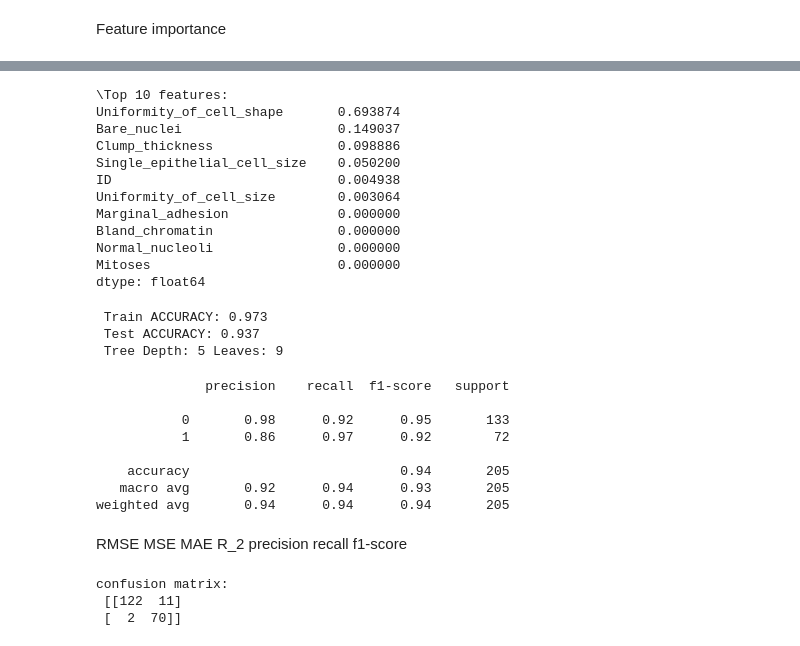
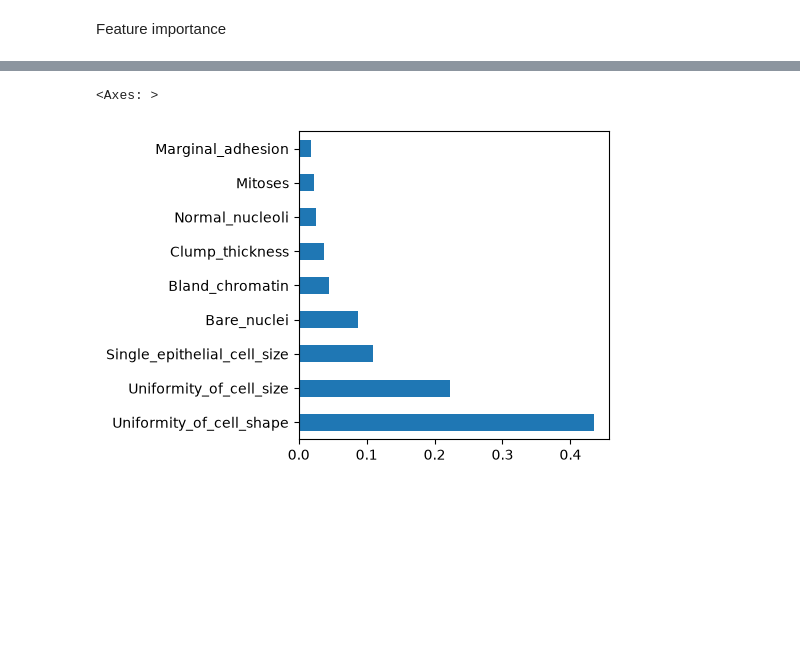
Before and after one commit to JosephRidge/ML-101-Series, a Jupyter notebook: XG_BOOST/app.ipynb, the cells around one changed output, grey strips where cells are left out. Drawn from its saved outputs; the diff is of its cells as text; code cells hidden in the pictures; blank space fills up the shorter version.

```diff
--- a/XG_BOOST/app.ipynb
+++ b/XG_BOOST/app.ipynb
@@ -249,6 +324,6 @@ Feature importance
 # %%
-importances = pd.Series(model.feature_importances_, index=X.columns).sort_values(ascending= False)
+importances = pd.Series(xgb_model.feature_importances_, index=X.columns).sort_values(ascending= False)
 
-print("\Top 10 features: ")
+print("\nTop 10 features: ")
 print(importances.head(10))
 # %% [output]
@@ -399,54 +341,5 @@ y_pred = model.predict(X_test) # prediction
-# %%
-importances = pd.Series(model.feature_importances_, index=X.columns).sort_values(ascending= False)
-
-print("\Top 10 features: ")
-print(importances.head(10))
-# %% [output]
-\Top 10 features:
-Uniformity_of_cell_shape       0.693874
-Bare_nuclei                    0.149037
-Clump_thickness                0.098886
-Single_epithelial_cell_size    0.050200
-ID                             0.004938
-Uniformity_of_cell_size        0.003064
-Marginal_adhesion              0.000000
-Bland_chromatin                0.000000
-Normal_nucleoli                0.000000
-Mitoses                        0.000000
-dtype: float64
-# %%
-train_accuracy = accuracy_score(y_train, model.predict(X_train))
-test_accuracy = accuracy_score(y_test, y_pred)
-
-print(f" Train ACCURACY: {train_accuracy:.3f}")
-print(f" Test ACCURACY: {test_accuracy:.3f}")
-print(f" Tree Depth: {model.get_depth()} Leaves: {model.get_n_leaves()}")
-# %% [output]
- Train ACCURACY: 0.973
- Test ACCURACY: 0.937
- Tree Depth: 5 Leaves: 9
-# %%
-print(classification_report(y_test, y_pred))
-# %% [output]
-              precision    recall  f1-score   support
-
-           0       0.98      0.92      0.95       133
-           1       0.86      0.97      0.92        72
-
-    accuracy                           0.94       205
-   macro avg       0.92      0.94      0.93       205
-weighted avg       0.94      0.94      0.94       205
-# %% [markdown]
-RMSE
-MSE
-MAE
-R_2
-precision
-recall
-f1-score
-# %%
-print(f"confusion matrix:\n", confusion_matrix(y_test, y_pred))
-# %% [output]
-confusion matrix:
- [[122  11]
- [  2  70]]
+# %%
+importances.head(10).plot(kind="barh")
+# %% [output]
+<Axes: >
+[figure, added]
```
Also changed, not shown: parts of 29 cells of this notebook, 2 other files.
